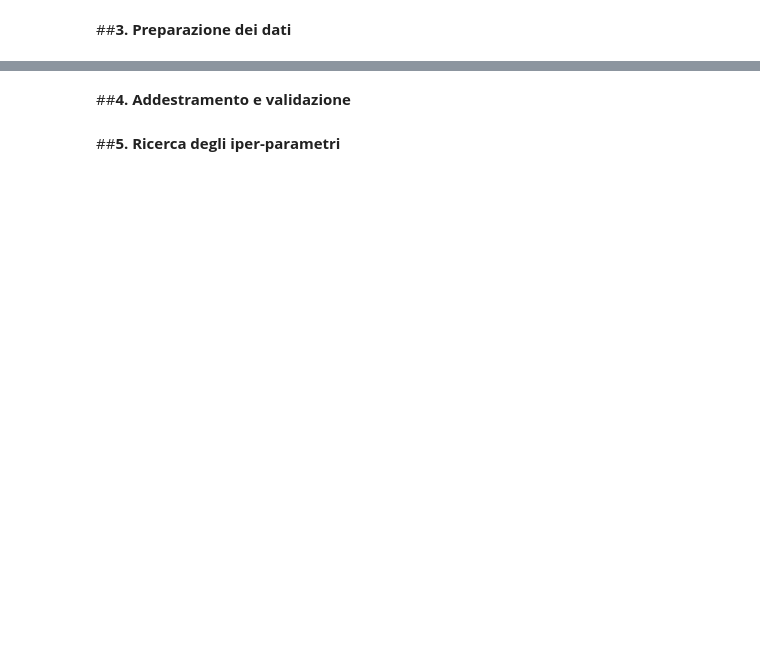
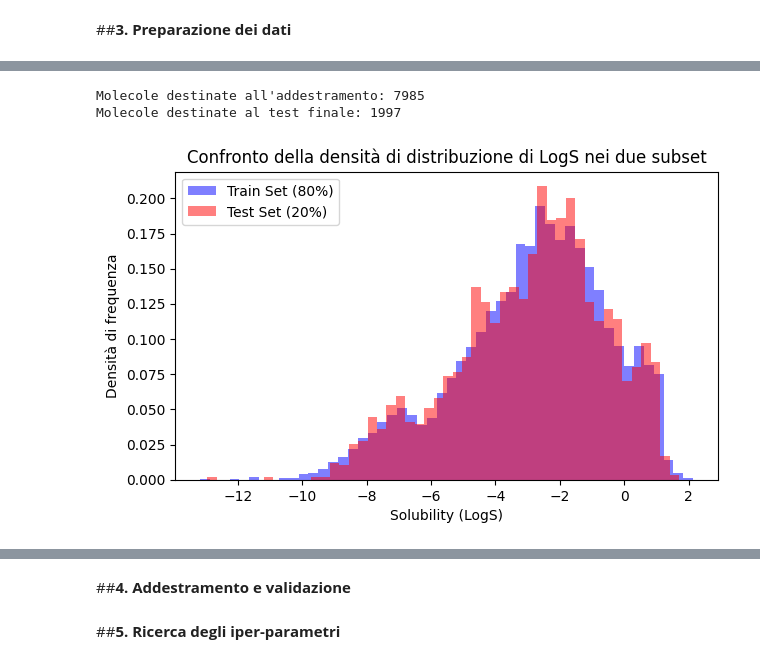
Before and after one commit to elettra-ven/DIA-Ventura-SolAq, a Jupyter notebook: SolAq_DIA_Ventura.ipynb, the cells around one changed output, grey strips where cells are left out. Saved outputs shown, nothing was run; the diff lists cells and outputs as text; code cells hidden in the pictures; blank space fills up the shorter version.

```diff
--- a/SolAq_DIA_Ventura.ipynb
+++ b/SolAq_DIA_Ventura.ipynb
@@ -532,0 +550,7 @@ L'analisi esplorativa ha delineato la struttura del dataset, evidenziando aspett
+# %%
+pairs = corr_mat.abs().unstack()
+pairs = pairs[pairs < 1.0]
+
+high_corr_pairs = pairs[pairs>0.95].drop_duplicates().sort_values(ascending=False)
+print("Coppie di features con collinearità critica:")
+high_corr_pairs.to_frame("r")
@@ -532,0 +568,7 @@ L'analisi esplorativa ha delineato la struttura del dataset, evidenziando aspett
+# %%
+cols_to_drop = [pair[1] for pair in high_corr_pairs.index]
+cols_to_drop = list(set(cols_to_drop))
+X = X.drop(columns=cols_to_drop, errors='ignore')
+
+print("Colonne rimosse:", cols_to_drop)
+print("Dimensioni di X dopo la pulizia:", X.shape)
@@ -532,0 +585,6 @@ L'analisi esplorativa ha delineato la struttura del dataset, evidenziando aspett
+# %%
+X['HD_HA_ratio'] = X['NumHDonors'] / (X['NumHAcceptors'] + 1)
+X['aromatic_density'] = X['NumAromaticRings'] / (X['RingCount'] + 1)
+
+print("Dimensioni di X con l'aggiunta delle nuove feature:", X.shape)
+display(X[['HD_HA_ratio', 'aromatic_density']].head(5))
@@ -532,0 +608,19 @@ L'analisi esplorativa ha delineato la struttura del dataset, evidenziando aspett
+# %%
+X_train, X_test, y_train, y_test = train_test_split(X, y, test_size=0.20, random_state=42)
+
+print("Molecole destinate all'addestramento:", X_train.shape[0])
+print("Molecole destinate al test finale:", X_test.shape[0])
+# %% [output]
+Molecole destinate all'addestramento: 7985
+Molecole destinate al test finale: 1997
+# %%
+plt.figure(figsize=(7, 4))
+plt.hist(y_train, bins=50, alpha=0.5, label='Train Set (80%)', density=True, color='blue')
+plt.hist(y_test, bins=50, alpha=0.5, label='Test Set (20%)', density=True, color='red')
+plt.title('Confronto della densità di distribuzione di LogS nei due subset')
+plt.xlabel('Solubility (LogS)')
+plt.ylabel('Densità di frequenza')
+plt.legend()
+plt.show()
+# %% [output]
+[figure, added]
```
Also changed, not shown: parts of 21 cells of this notebook.
